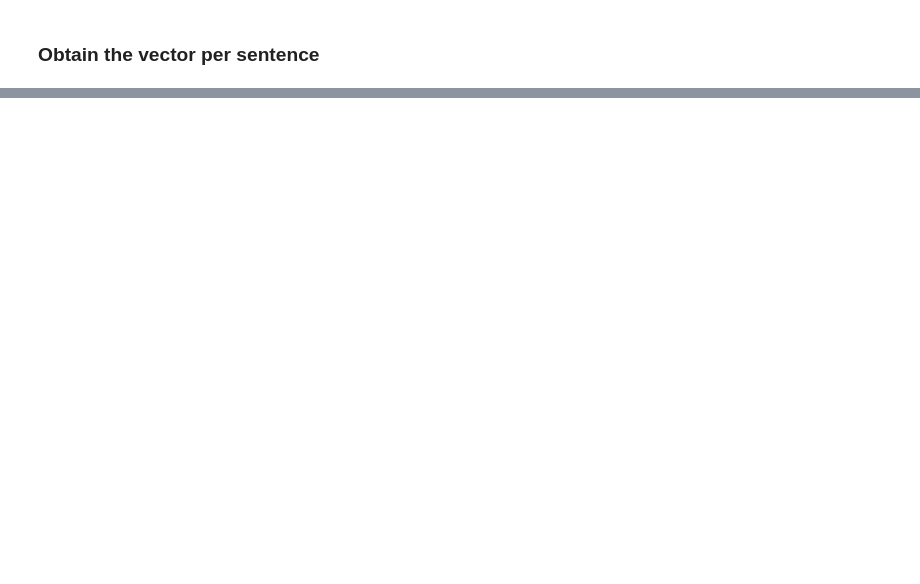
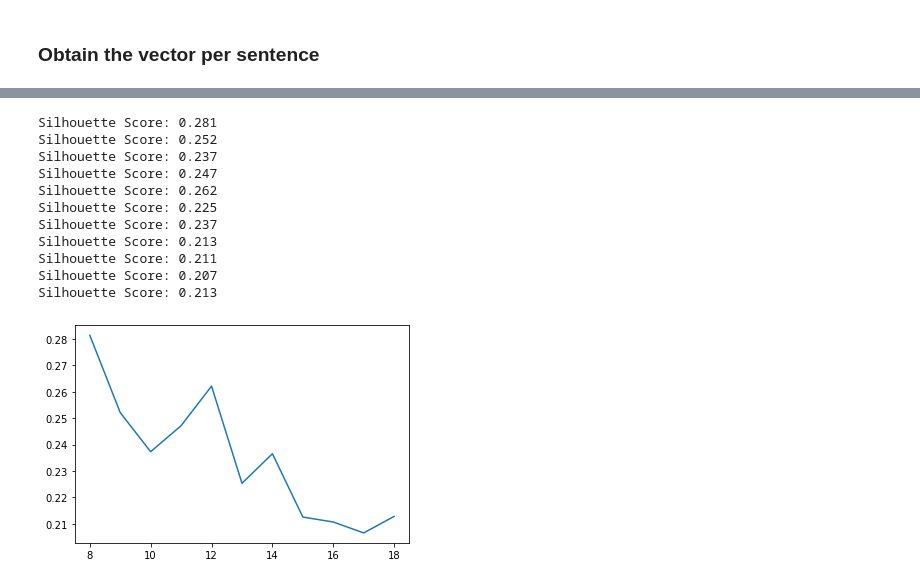
Before and after one commit to mbrull153/EDA-nlp-tfm, a Jupyter notebook: models_bueno-Copy1.ipynb, the cells around one changed output, grey strips where cells are left out. Cells and saved outputs as stored; diff of their text form; code cells hidden in the pictures; blank space fills up the shorter version.

```diff
--- a/models_bueno-Copy1.ipynb
+++ b/models_bueno-Copy1.ipynb
@@ -425,0 +421,15 @@ def plot_elbow (mean_vector):
+# %%
+scaled_matrix_B=obtain_best_num_cluster(X_B)
+# %% [output]
+Silhouette Score: 0.281
+Silhouette Score: 0.252
+Silhouette Score: 0.237
+Silhouette Score: 0.247
+Silhouette Score: 0.262
+Silhouette Score: 0.225
+Silhouette Score: 0.237
+Silhouette Score: 0.213
+Silhouette Score: 0.211
+Silhouette Score: 0.207
+Silhouette Score: 0.213
+[figure, added]
```
Also changed, not shown: parts of 81 cells of this notebook.
